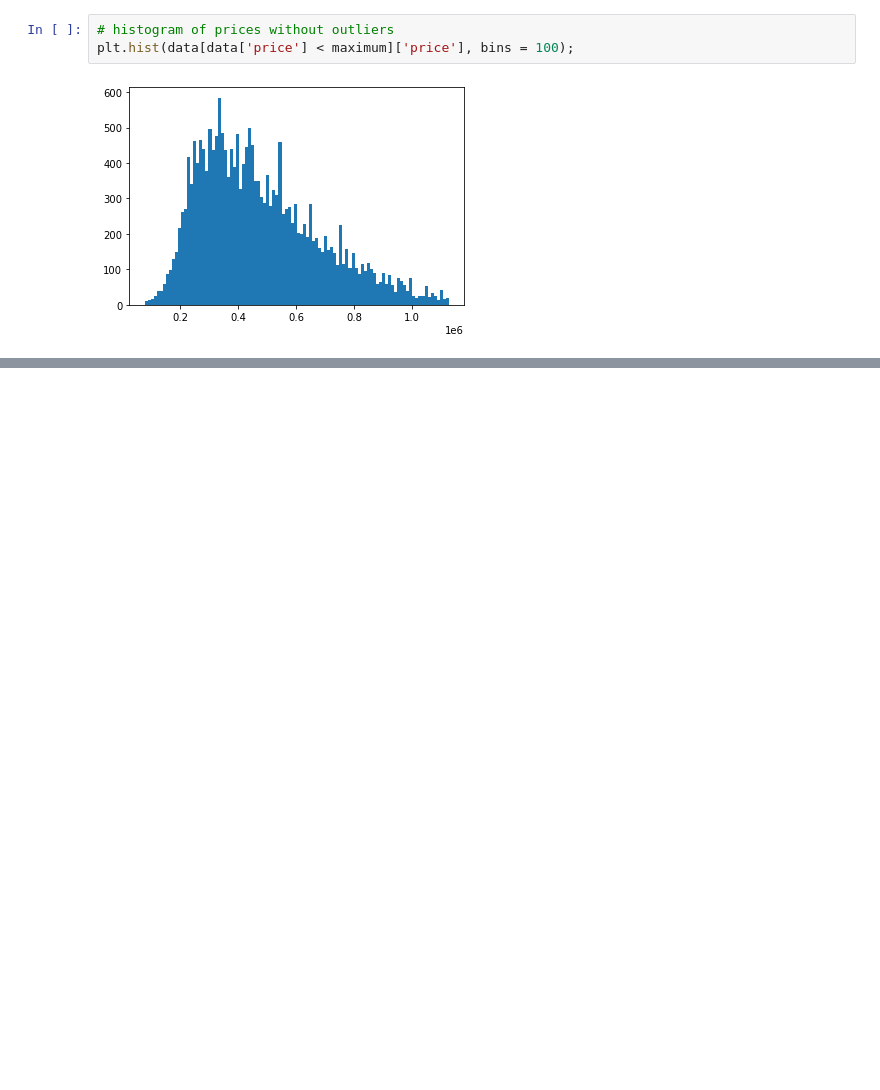
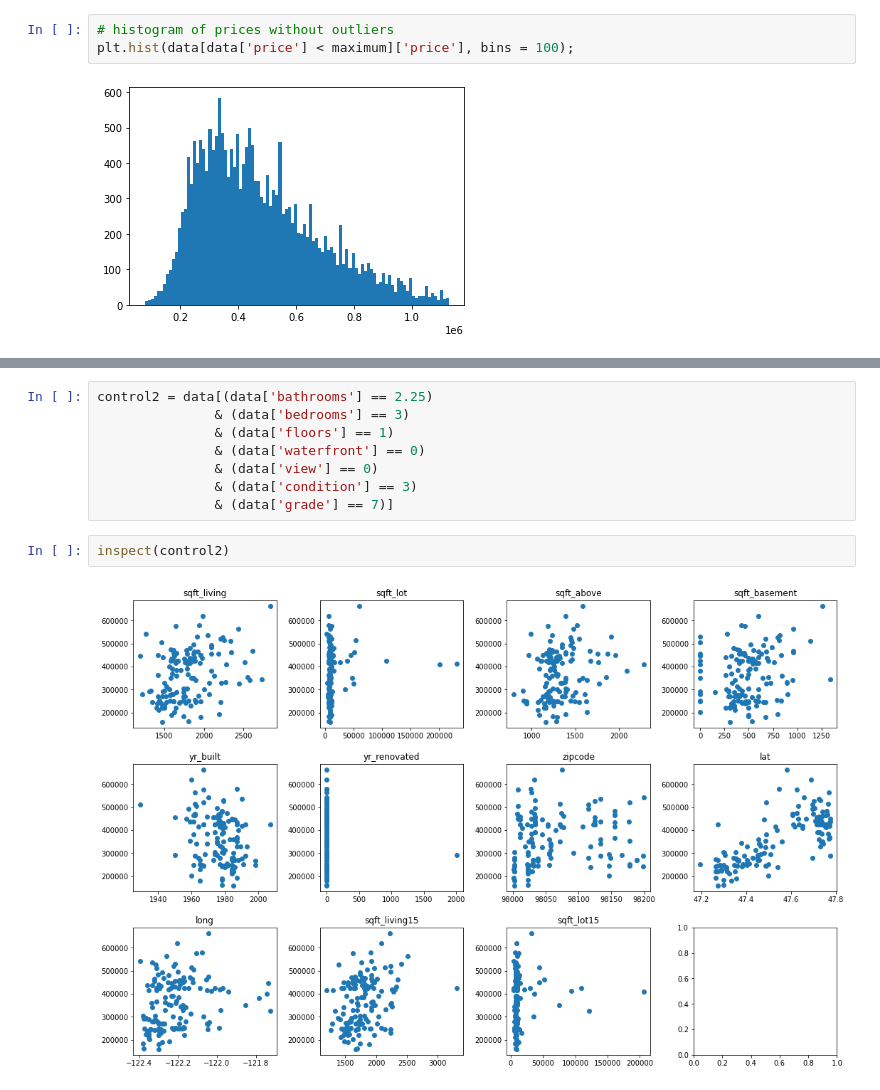
Before and after one commit to Henrique-Sousa/house-rocket, a Jupyter notebook: house-rocket.ipynb, the cells around one changed output, grey strips where cells are left out. Drawn from its saved outputs; the diff is of its cells as text; blank space fills up the shorter version.

```diff
--- a/house-rocket.ipynb
+++ b/house-rocket.ipynb
@@ -272,0 +320,12 @@ data_minus_outliers = data[data['price'] < maximum]
+# %%
+control2 = data[(data['bathrooms'] == 2.25)
+               & (data['bedrooms'] == 3)
+               & (data['floors'] == 1)
+               & (data['waterfront'] == 0)
+               & (data['view'] == 0)
+               & (data['condition'] == 3)
+               & (data['grade'] == 7)]
+# %%
+inspect(control2)
+# %% [output]
+[figure, added]
```
Also changed, not shown: parts of 7 cells of this notebook.
